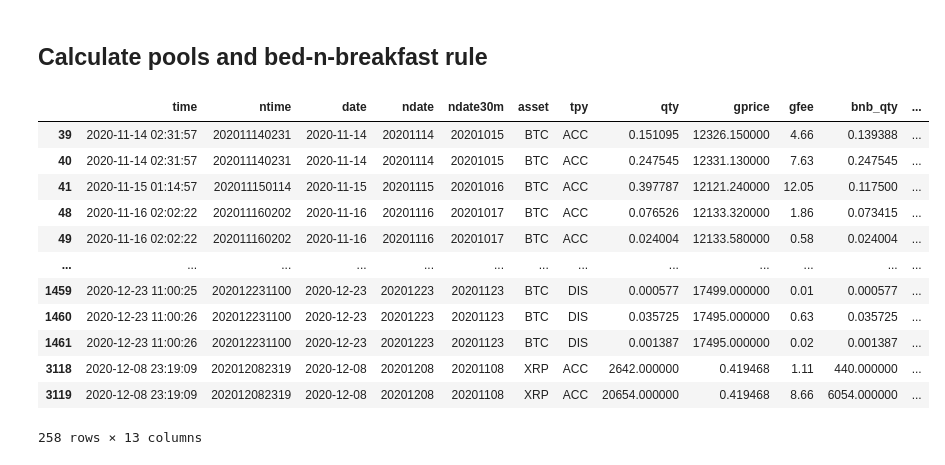
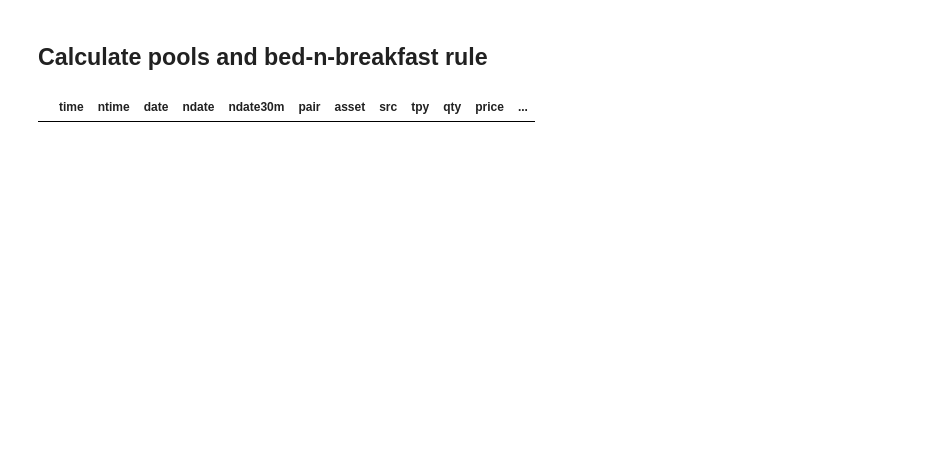
Before and after one commit to petarkabashki/pk-portflolio-manager, a Jupyter notebook: tax-calculator.ipynb, the cells around one changed output. Saved outputs shown, nothing was run; the diff lists cells and outputs as text; code cells hidden in the pictures; blank space fills up the shorter version.

```diff
--- a/tax-calculator.ipynb
+++ b/tax-calculator.ipynb
@@ -544,25 +562,32 @@ df_trades[(df_trades.base == 'GBP') & (df_trades.gfee != 0)]
 # %%
-acc_cols = ['time', 'ntime', 'base', 'quote', 'size', 'gprice', 'gfee']
-acc_cross_cols = ['time', 'ntime', 'quote', 'ctotal', 'size', 'gprice', 'gfee']
+# acc_cols = ['time', 'pair','base', 'quote', 'size', 'price', 'ctotal', 'qprice', 'gprice', 'gfee']
+# acc_cross_cols = ['time', 'pair', 'quote', 'size', 'price', 'ctotal', 'qprice', 'gprice', 'gfee']
 df_acc_dis = pd.concat([
-df_trades[acc_cols][(df_trades.quote == 'GBP') & (df_trades.side == 'BUY')].assign(tpy='ACC').rename({'base': 'asset', 'size': 'qty'}, axis=1).drop(['quote'], axis=1),
-df_trades[acc_cols][(df_trades.quote == 'GBP') & (df_trades.side == 'SELL')].assign(tpy='DIS').rename({'base': 'asset', 'size': 'qty'}, axis=1).drop(['quote'], axis=1),
-df_trades[acc_cols][(df_trades.base == 'GBP') & (df_trades.side == 'BUY')].assign(tpy='DIS').rename({'quote': 'asset', 'size': 'qty'}, axis=1).drop(['base'], axis=1),
-df_trades[acc_cols][(df_trades.base == 'GBP') & (df_trades.side == 'SELL')].assign(tpy='ACC').rename({'quote': 'asset', 'size': 'qty'}, axis=1).drop(['base'], axis=1),
-df_trades[acc_cols][(df_trades.base != 'GBP') & (df_trades.quote != 'GBP') & (df_trades.side == 'BUY')].assign(tpy='ACC').rename({'base': 'asset', 'size': 'qty'}, axis=1).drop(['quote'], axis=1),
-df_trades[acc_cols][(df_trades.base != 'GBP') & (df_trades.quote != 'GBP') & (df_trades.side == 'SELL')].assign(tpy='DIS').rename({'base': 'asset', 'size': 'qty'}, axis=1).drop(['quote'], axis=1),
-df_trades[(df_trades.base != 'GBP') & (df_trades.quote != 'GBP') & (df_trades.side == 'BUY')][acc_cross_cols].assign(tpy='DIS').rename({'quote': 'asset', 'size': 'qty'}, axis=1),
-df_trades[(df_trades.base != 'GBP') & (df_trades.quote != 'GBP') & (df_trades.side == 'SELL')][acc_cross_cols].assign(tpy='ACC').rename({'quote':'asset', 'ctotal':'qty'}, axis=1)
+df_trades[(df_trades.quote == 'GBP') & (df_trades.side == 'BUY' )].assign(tpy='ACC',src='TRADE',asset=lambda x:x['base'],aprice=lambda x:x['price'],aqty=lambda x:x['size']),
+df_trades[(df_trades.quote == 'GBP') & (df_trades.side == 'SELL')].assign(tpy='DIS',src='TRADE',asset=lambda x:x['base'],aprice=lambda x:x['price'],aqty=lambda x:x['size']),
+df_trades[(df_trades.base == 'GBP') & (df_trades.side == 'BUY')].assign(tpy='DIS',src='TRADE',asset=lambda x:x['quote'],aprice=lambda x:x['price']**-1,aqty=lambda x:x['ctotal']),
+df_trades[(df_trades.base == 'GBP') & (df_trades.side == 'SELL')].assign(tpy='ACC',src='TRADE',asset=lambda x:x['quote'],aprice=lambda x:x['price']**-1,aqty=lambda x:x['ctotal']),
+df_trades[(df_trades.base != 'GBP') & (df_trades.quote != 'GBP') & (df_trades.side == 'BUY')].assign(tpy='ACC',src='TRADE',asset=lambda x:x['base'],aprice=lambda x:x['gprice'],aqty=lambda x:x['size']),
+df_trades[(df_trades.base != 'GBP') & (df_trades.quote != 'GBP') & (df_trades.side == 'SELL')].assign(tpy='DIS',src='TRADE',asset=lambda x:x['base'],aprice=lambda x:x['gprice'],aqty=lambda x:x['size']),
+df_trades[(df_trades.base != 'GBP') & (df_trades.quote != 'GBP') & (df_trades.side == 'BUY')].assign(tpy='DIS',src='TRADE',asset=lambda x:x['quote'],aprice=lambda x:x.qprice,aqty=lambda x:x['ctotal']),
+df_trades[(df_trades.base != 'GBP') & (df_trades.quote != 'GBP') & (df_trades.side == 'SELL')].assign(tpy='ACC',src='TRADE',asset=lambda x:x['quote'],aprice=lambda x:x.qprice,aqty=lambda x:x['ctotal'])
 ],axis=0, ignore_index=True)
 
+#add manually busd received as rewards
+df_acc_dis.loc[len(df_acc_dis)] = {'time':pd.to_datetime('2021-01-07 08:44:44'), 'asset':'BUSD','tpy':'ACC','qty':7, 'src': 'DISTR'}
+df_acc_dis.loc[len(df_acc_dis)] = {'time':pd.to_datetime('2020-12-30 03:33:06'), 'asset':'BUSD','tpy':'ACC','qty':20, 'src': 'DISTR'}
 
+# df_acc_dis['ntime'] = df_acc_dis.time.dt.strftime('%Y%m%d%H%M').astype(int)
 df_acc_dis['date'] = df_acc_dis.time.dt.floor('d').dt.tz_localize(None)
 # df_acc_dis['ndate30p'] = (df_acc_dis.date + timedelta(days=30)).dt.strftime('%Y%m%d').astype(int)
 df_acc_dis['ndate'] = df_acc_dis.date.dt.strftime('%Y%m%d').astype(int)
 df_acc_dis['ndate30m'] = (df_acc_dis.date - timedelta(days=30)).dt.strftime('%Y%m%d').astype(int)
-df_acc_dis = df_acc_dis[['time', 'ntime', 'date',
-       'ndate', 'ndate30m', 'asset', 'tpy', 'qty', 'gprice', 'gfee']]
+# df_acc_dis = df_acc_dis[['time', 'ntime', 'date',
+       # 'ndate', 'ndate30m', 'pair', 'asset', 'src', 'tpy', 'qty', 'price', 'ctotal', 'qprice', 'gprice', 'gfee']]
 # df_acc_dis['qty_left'] =df_acc_dis.qty
 df_acc_dis['bnb_qty'] = 0.0
+df_acc_dis = df_acc_dis.sort_values(['time', 'tpy'])
+df_acc_dis.reset_index()
+# df_acc_dis.set_index('time',inplace=True)
 df_acc_dis
 # %% [output]
@@ -590,45 +632,33 @@ df_acc_dis[df_acc_dis.gfee.isna()]
 # %%
 # Bed-n-breakfast rule
 for row in df_acc_dis[df_acc_dis.tpy=='DIS'].itertuples():
     #bnb rule
-    df_bnb = df_acc_dis[(df_acc_dis.tpy=='ACC') & (df_acc_dis.asset==row.asset) & (df_acc_dis.ndate > row.ndate) & (df_acc_dis.ndate30m <= row.ndate) & (acc_row.qty > acc_row.bnb_qty)]
+    df_bnb = df_acc_dis[(df_acc_dis.tpy=='ACC') & (df_acc_dis.src=='DISTR') & (df_acc_dis.asset==row.asset) & (df_acc_dis.ndate > row.ndate) & (df_acc_dis.ndate30m <= row.ndate) & (acc_row.qty > acc_row.bnb_qty)]
     if len(df_bnb) > 0:
 
-        tqty, tcost, tfees = 0,0,0
+        tqty, tcost, tfees = 0.,0.,0.
         for acc_row in df_bnb.itertuples():
             dqty = row.qty - tqty
             aqty = min(dqty, acc_row.qty - acc_row.bnb_qty)
             df_acc_dis.at[acc_row.Index,'bnb_qty'] = acc_row.bnb_qty + aqty
 
             tqty += aqty
-            tcost += aqty*acc_row.gprice
-            tfees += acc_row.gfee * aqty / acc_row.qty
+            tcost = round(tcost + aqty*acc_row.gprice,2)
+            tfees = round(tfees + acc_row.gfee * aqty / acc_row.qty,2)
 
 
             if dqty <= 0: break;
 
         # df_acc_dis.at[row.Index,'qty_left'] = row.qty_left - tqty
         df_acc_dis.at[row.Index,'bnb_qty'] = tqty
-        df_acc_dis.at[row.Index,'bnb_cost'] = tcost
-        df_acc_dis.at[row.Index,'bnb_fees'] = tfees + row.gfee*tqty/row.qty
+        df_acc_dis.at[row.Index,'bnb_cost'] = round(tcost,2)
+        df_acc_dis.at[row.Index,'bnb_fees'] = round(tfees + row.gfee*tqty/row.qty,2)
         # print(len(df_bnb),row,df_bnb)
 
 
 df_acc_dis[(df_acc_dis.bnb_qty!=0)]
 # %% [output]
-|  | time | ntime | date | ndate | ndate30m | asset | tpy | qty | gprice | gfee | bnb_qty | ... |
-| 39 | 2020-11-14 02:31:57 | 202011140231 | 2020-11-14 | 20201114 | 20201015 | BTC | ACC | 0.151095 | 12326.150000 | 4.66 | 0.139388 | ... |
-| 40 | 2020-11-14 02:31:57 | 202011140231 | 2020-11-14 | 20201114 | 20201015 | BTC | ACC | 0.247545 | 12331.130000 | 7.63 | 0.247545 | ... |
-| 41 | 2020-11-15 01:14:57 | 202011150114 | 2020-11-15 | 20201115 | 20201016 | BTC | ACC | 0.397787 | 12121.240000 | 12.05 | 0.117500 | ... |
-| 48 | 2020-11-16 02:02:22 | 202011160202 | 2020-11-16 | 20201116 | 20201017 | BTC | ACC | 0.076526 | 12133.320000 | 1.86 | 0.073415 | ... |
-| 49 | 2020-11-16 02:02:22 | 202011160202 | 2020-11-16 | 20201116 | 20201017 | BTC | ACC | 0.024004 | 12133.580000 | 0.58 | 0.024004 | ... |
-| ... | ... | ... | ... | ... | ... | ... | ... | ... | ... | ... | ... | ... |
-| 1459 | 2020-12-23 11:00:25 | 202012231100 | 2020-12-23 | 20201223 | 20201123 | BTC | DIS | 0.000577 | 17499.000000 | 0.01 | 0.000577 | ... |
-| 1460 | 2020-12-23 11:00:26 | 202012231100 | 2020-12-23 | 20201223 | 20201123 | BTC | DIS | 0.035725 | 17495.000000 | 0.63 | 0.035725 | ... |
-| 1461 | 2020-12-23 11:00:26 | 202012231100 | 2020-12-23 | 20201223 | 20201123 | BTC | DIS | 0.001387 | 17495.000000 | 0.02 | 0.001387 | ... |
-| 3118 | 2020-12-08 23:19:09 | 202012082319 | 2020-12-08 | 20201208 | 20201108 | XRP | ACC | 2642.000000 | 0.419468 | 1.11 | 440.000000 | ... |
-| 3119 | 2020-12-08 23:19:09 | 202012082319 | 2020-12-08 | 20201208 | 20201108 | XRP | ACC | 20654.000000 | 0.419468 | 8.66 | 6054.000000 | ... |
+|  | time | ntime | date | ndate | ndate30m | pair | asset | src | tpy | qty | price | ... |
-258 rows × 13 columns
 # %%
 # Pools
 
```
Also changed, not shown: parts of 32 cells of this notebook, 1 other file.
